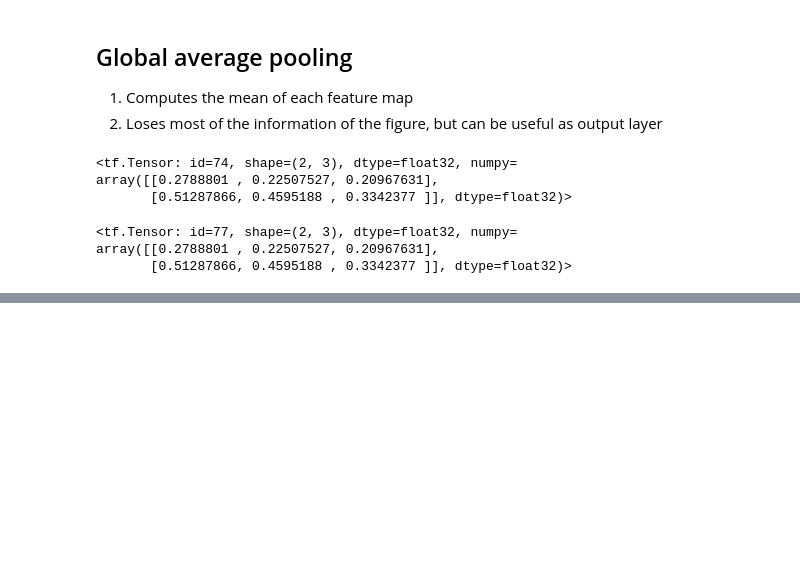
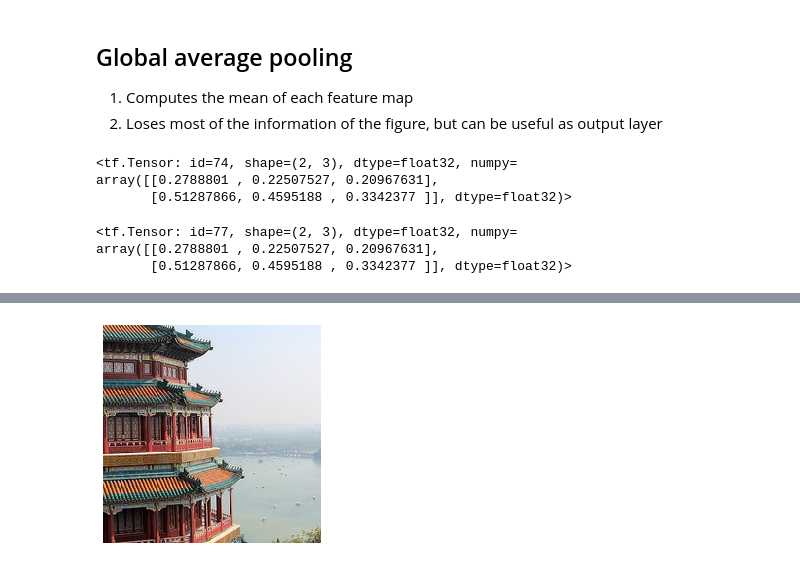
Before and after one commit to adibhandari/neural_nets_101, a Jupyter notebook: src/CNN.ipynb, the cells around one changed output, grey strips where cells are left out. Drawn from its saved outputs; the diff is of its cells as text; code cells hidden in the pictures; blank space fills up the shorter version.

```diff
--- a/src/CNN.ipynb
+++ b/src/CNN.ipynb
@@ -209,0 +382,6 @@ array([[0.2788801 , 0.22507527, 0.20967631],
+# %%
+images_resized = tf.image.resize_with_crop_or_pad(images, 224, 224)
+plot_color_image(images_resized[0])
+plt.show()
+# %% [output]
+[figure, added]
```
Also changed, not shown: parts of 41 cells of this notebook.
